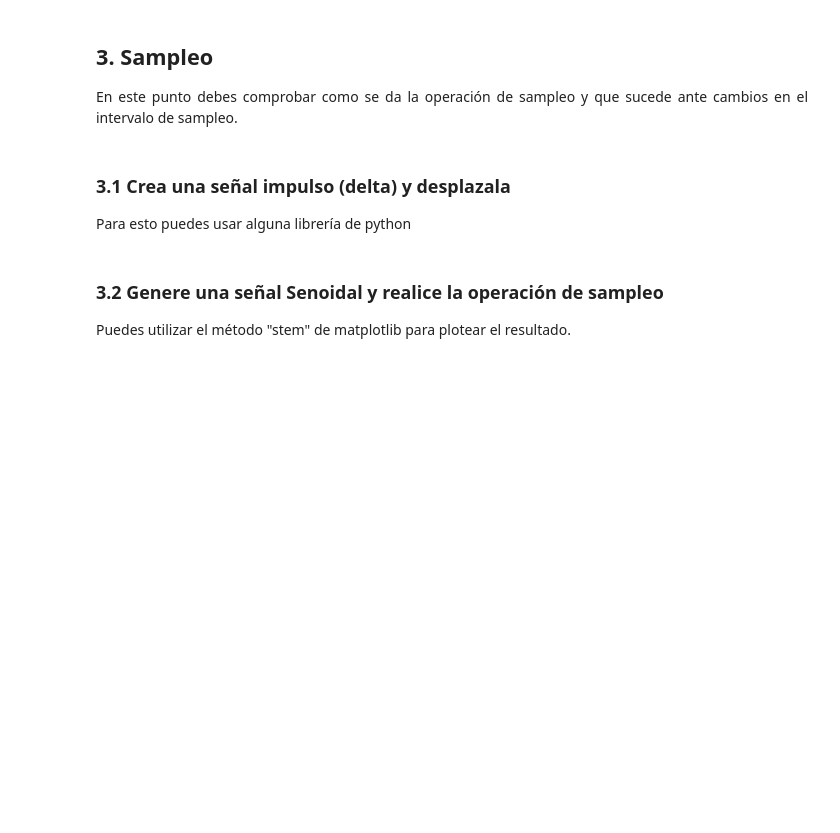
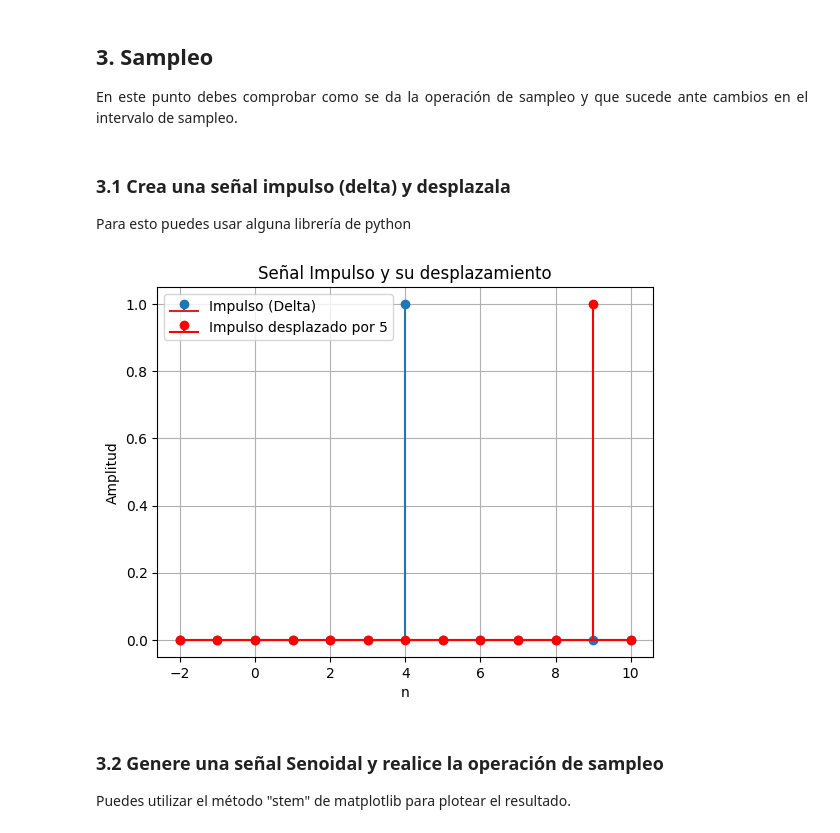
Before and after one commit to larryfishermn/EIE_401_MULTIMEDIA, a Jupyter notebook: Actividad 2/Actividad_2_FuentesSebastian_20365667k.ipynb, the cells around one changed output. Cells and saved outputs as stored; diff of their text form; code cells hidden in the pictures; blank space fills up the shorter version.

```diff
--- a/Actividad 2/Actividad_2_FuentesSebastian_20365667k.ipynb
+++ b/Actividad 2/Actividad_2_FuentesSebastian_20365667k.ipynb
@@ -135,21 +137,29 @@ Para esto puedes usar alguna librería de python
 # %%
 import numpy as np
 import matplotlib.pyplot as plt
-from ipywidgets import interact, IntSlider
 
-def impulse_signal(shift):
-    x = np.arange(-5, 6)  # Reducimos el rango de la señal
-    delta = np.zeros_like(x)
-    delta[len(x)//2 + shift] = 1  # Generamos el impulso desplazado
-    plt.stem(x, delta, use_line_collection=True)  # Usamos stem plot para visualizar el impulso
-    plt.title('Señal Impulso Desplazada')
-    plt.xlabel('Tiempo')
-    plt.ylabel('Amplitud')
-    plt.grid(True)
-    plt.show()
+# Definir el rango de la señal
+n = np.arange(-2, 11)
 
-# Creamos un control deslizante interactivo para cambiar el desplazamiento
-interact(impulse_signal, shift=IntSlider(min=-5, max=5, step=1, value=0))
+# Crear la señal impulso (delta)
+delta = np.zeros_like(n)
+delta[len(n)//2] = 1
+
+# Desplazar la señal
+desplazamiento = 5
+delta_desplazada = np.roll(delta, desplazamiento)
+
+# Graficar las señales
+plt.stem(n, delta, label='Impulso (Delta)')
+plt.stem(n, delta_desplazada, linefmt='r-', markerfmt='ro', basefmt='r-', label=f'Impulso desplazado por {desplazamiento}')
+plt.xlabel('n')
+plt.ylabel('Amplitud')
+plt.title('Señal Impulso y su desplazamiento')
+plt.legend()
+plt.grid(True)
+plt.show()
+# %% [output]
+[figure, added]
 # %% [markdown]
 ### 3.2 Genere una señal Senoidal y realice la operación de sampleo
 Puedes utilizar el método "stem" de matplotlib para plotear el resultado.
```
Also changed, not shown: parts of 8 cells of this notebook.
